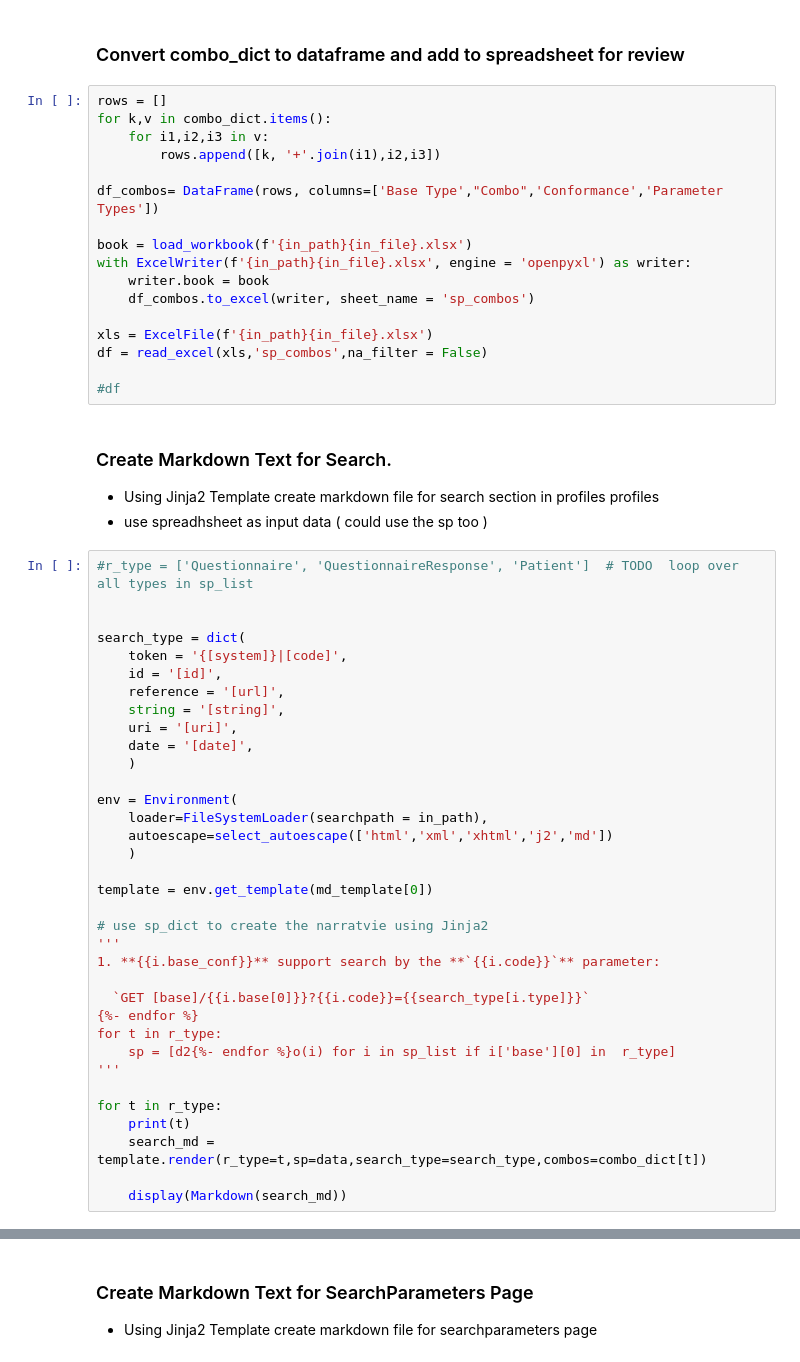
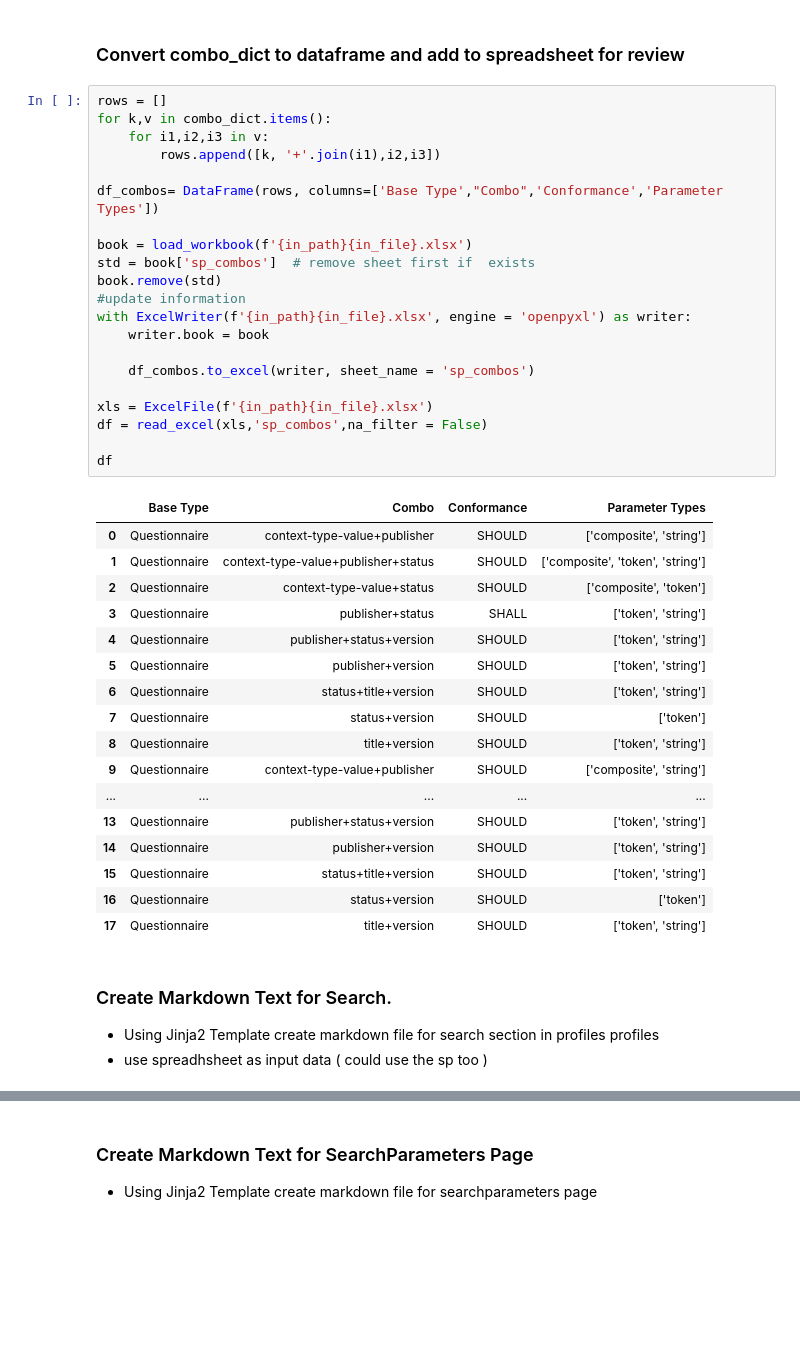
Before and after one commit to Healthedata1/MyNotebooks, a Jupyter notebook: SP/SearchParameterMakerR4.ipynb, the cells around one changed output, grey strips where cells are left out. Cells and saved outputs as stored; diff of their text form; blank space fills up the shorter version.

Commit message:
edits to search parameters maker

```diff
--- a/SP/SearchParameterMakerR4.ipynb
+++ b/SP/SearchParameterMakerR4.ipynb
@@ -441,57 +454,44 @@ Patient
 # %%
 rows = []
 for k,v in combo_dict.items():
     for i1,i2,i3 in v:
         rows.append([k, '+'.join(i1),i2,i3])
 
 df_combos= DataFrame(rows, columns=['Base Type',"Combo",'Conformance','Parameter Types'])
 
 book = load_workbook(f'{in_path}{in_file}.xlsx')
+std = book['sp_combos']  # remove sheet first if  exists
+book.remove(std)
+#update information
 with ExcelWriter(f'{in_path}{in_file}.xlsx', engine = 'openpyxl') as writer:
     writer.book = book
+
     df_combos.to_excel(writer, sheet_name = 'sp_combos')
 
 xls = ExcelFile(f'{in_path}{in_file}.xlsx')
 df = read_excel(xls,'sp_combos',na_filter = False)
 
-#df
+df
+# %% [output]
+|  | Base Type | Combo | Conformance | Parameter Types |
+| 0 | Questionnaire | context-type-value+publisher | SHOULD | ['composite', 'string'] |
+| 1 | Questionnaire | context-type-value+publisher+status | SHOULD | ['composite', 'token', 'string'] |
+| 2 | Questionnaire | context-type-value+status | SHOULD | ['composite', 'token'] |
+| 3 | Questionnaire | publisher+status | SHALL | ['token', 'string'] |
+| 4 | Questionnaire | publisher+status+version | SHOULD | ['token', 'string'] |
+| 5 | Questionnaire | publisher+version | SHOULD | ['token', 'string'] |
+| 6 | Questionnaire | status+title+version | SHOULD | ['token', 'string'] |
+| 7 | Questionnaire | status+version | SHOULD | ['token'] |
+| 8 | Questionnaire | title+version | SHOULD | ['token', 'string'] |
+| 9 | Questionnaire | context-type-value+publisher | SHOULD | ['composite', 'string'] |
+| ... | ... | ... | ... | ... |
+| 13 | Questionnaire | publisher+status+version | SHOULD | ['token', 'string'] |
+| 14 | Questionnaire | publisher+version | SHOULD | ['token', 'string'] |
+| 15 | Questionnaire | status+title+version | SHOULD | ['token', 'string'] |
+| 16 | Questionnaire | status+version | SHOULD | ['token'] |
+| 17 | Questionnaire | title+version | SHOULD | ['token', 'string'] |
 # %% [markdown]
 ### Create Markdown Text for Search.
 
 - Using Jinja2 Template create markdown file for search section in profiles profiles
 - use spreadhsheet as input data  ( could use the sp too )
-# %%
-#r_type = ['Questionnaire', 'QuestionnaireResponse', 'Patient']  # TODO  loop over all types in sp_list
-
-
-search_type = dict(
-    token = '{[system]}|[code]',
-    id = '[id]',
-    reference = '[url]',
-    string = '[string]',
-    uri = '[uri]',
-    date = '[date]',
-    )
-
-env = Environment(
-    loader=FileSystemLoader(searchpath = in_path),
-    autoescape=select_autoescape(['html','xml','xhtml','j2','md'])
-    )
-
-template = env.get_template(md_template[0])
-
-# use sp_dict to create the narratvie using Jinja2
-'''
-1. **{{i.base_conf}}** support search by the **`{{i.code}}`** parameter:
-
-  `GET [base]/{{i.base[0]}}?{{i.code}}={{search_type[i.type]}}`
-{%- endfor %}
-for t in r_type:
-    sp = [d2{%- endfor %}o(i) for i in sp_list if i['base'][0] in  r_type]
-'''
-
-for t in r_type:
-    print(t)
-    search_md = template.render(r_type=t,sp=data,search_type=search_type,combos=combo_dict[t])
-
-    display(Markdown(search_md))
```
Also changed, not shown: parts of 10 cells of this notebook, 5 other files.
